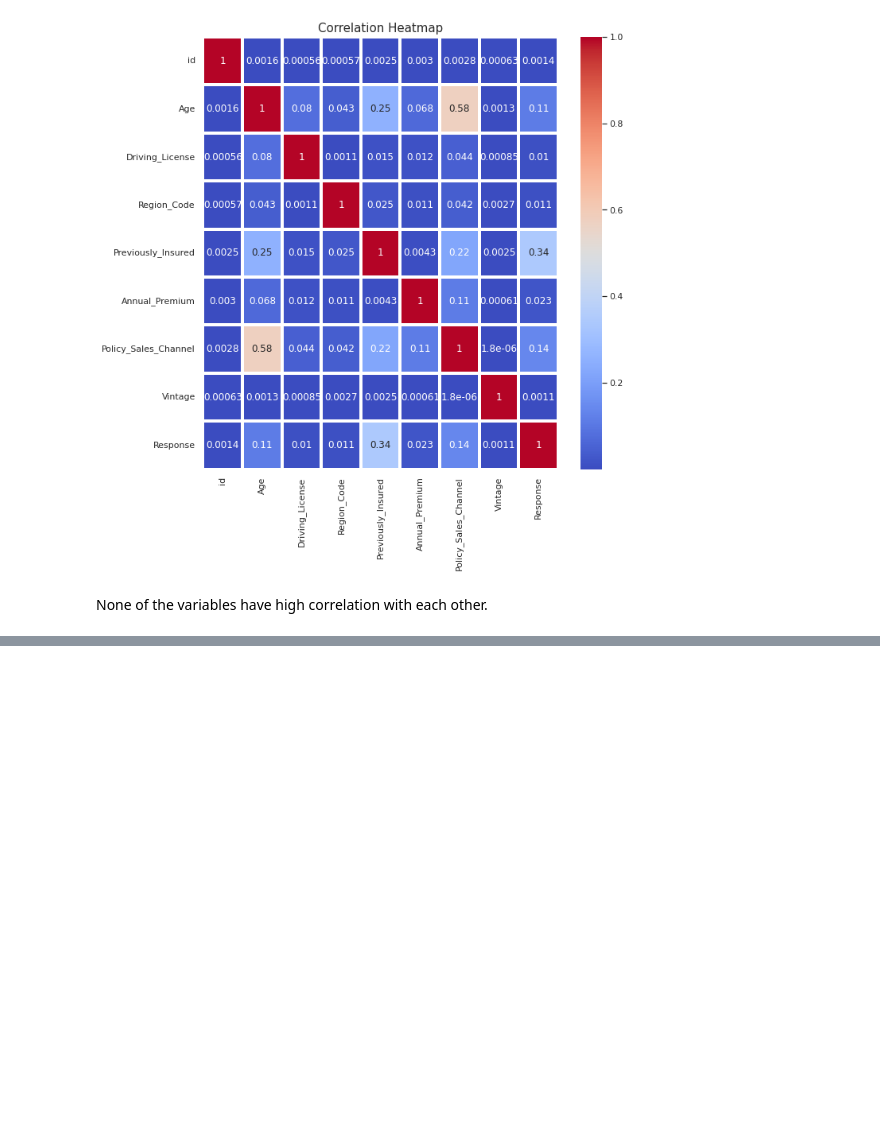
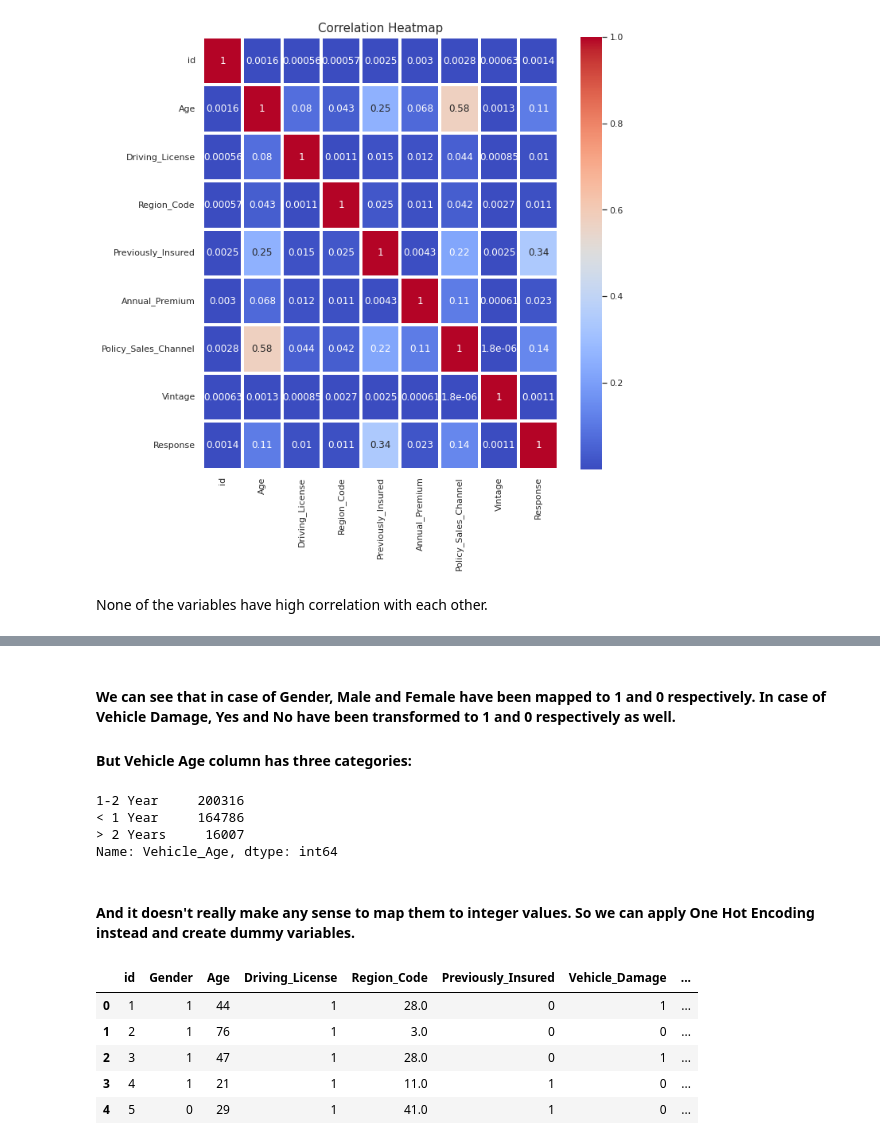
Before and after one commit to nihalhabeeb/Health_Insurance_Cross_Sell_Prediction, a Jupyter notebook: Health_Insurance_Cross_Sell_Prediction_Capstone_Project.ipynb, the cells around one changed output, grey strips where cells are left out. Drawn from its saved outputs; the diff is of its cells as text; code cells hidden in the pictures; blank space fills up the shorter version.

Commit message:
Encoding

```diff
--- a/Health_Insurance_Cross_Sell_Prediction_Capstone_Project.ipynb
+++ b/Health_Insurance_Cross_Sell_Prediction_Capstone_Project.ipynb
@@ -566,0 +595,5 @@ None of the variables have high correlation with each other.
+# %%
+# converting binary categorical variables to numerical form
+labelEncoder= LabelEncoder()
+data['Gender'] = labelEncoder.fit_transform(data['Gender'])
+data['Vehicle_Damage'] = labelEncoder.fit_transform(data['Vehicle_Damage'])
@@ -566,0 +610,24 @@ None of the variables have high correlation with each other.
+# %% [markdown]
+#### We can see that in case of Gender, Male and Female have been mapped to 1 and 0 respectively. In case of Vehicle Damage, Yes and No have been transformed to 1 and 0 respectively as well.
+#### But Vehicle Age column has three categories:
+# %%
+data['Vehicle_Age'].value_counts()
+# %% [output]
+1-2 Year     200316
+< 1 Year     164786
+> 2 Years     16007
+Name: Vehicle_Age, dtype: int64
+# %% [markdown]
+#### And it doesn't really make any sense to map them to integer values. So we can apply One Hot Encoding instead and create dummy variables.
+# %%
+# One hot encoding on Vehicle_Age (removing one of the dummy variables using drop_first as that information is already present)
+data = pd.get_dummies(data, columns = ['Vehicle_Age'], drop_first = True)
+# %%
+data.head()
+# %% [output]
+|  | id | Gender | Age | Driving_License | Region_Code | Previously_Insured | Vehicle_Damage | ... |
+| 0 | 1 | 1 | 44 | 1 | 28.0 | 0 | 1 | ... |
+| 1 | 2 | 1 | 76 | 1 | 3.0 | 0 | 0 | ... |
+| 2 | 3 | 1 | 47 | 1 | 28.0 | 0 | 1 | ... |
+| 3 | 4 | 1 | 21 | 1 | 11.0 | 1 | 0 | ... |
+| 4 | 5 | 0 | 29 | 1 | 41.0 | 1 | 0 | ... |
```
Also changed, not shown: parts of 13 cells of this notebook.
